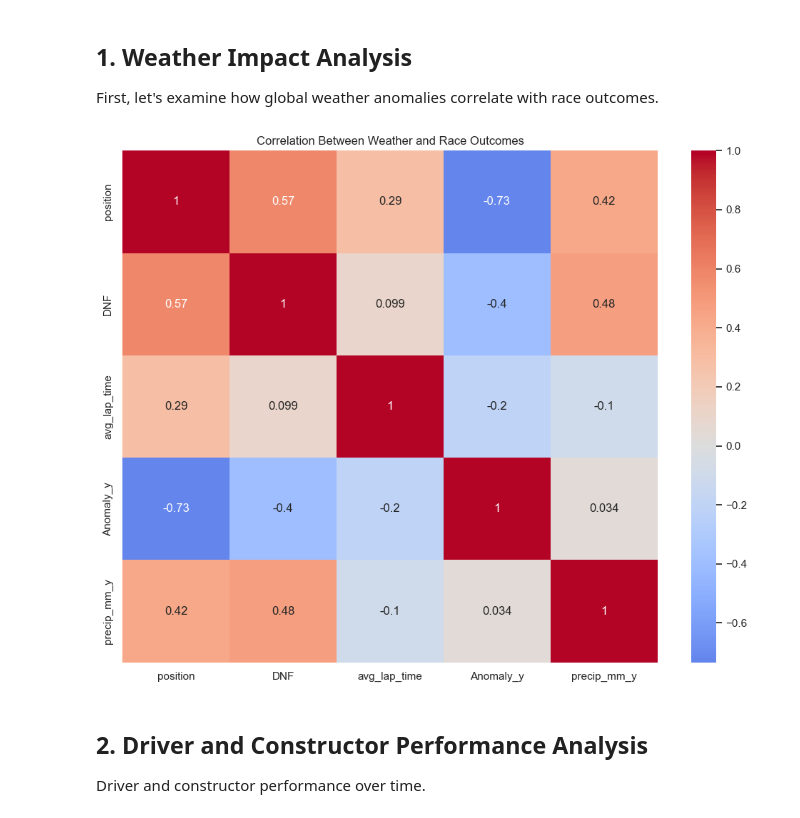
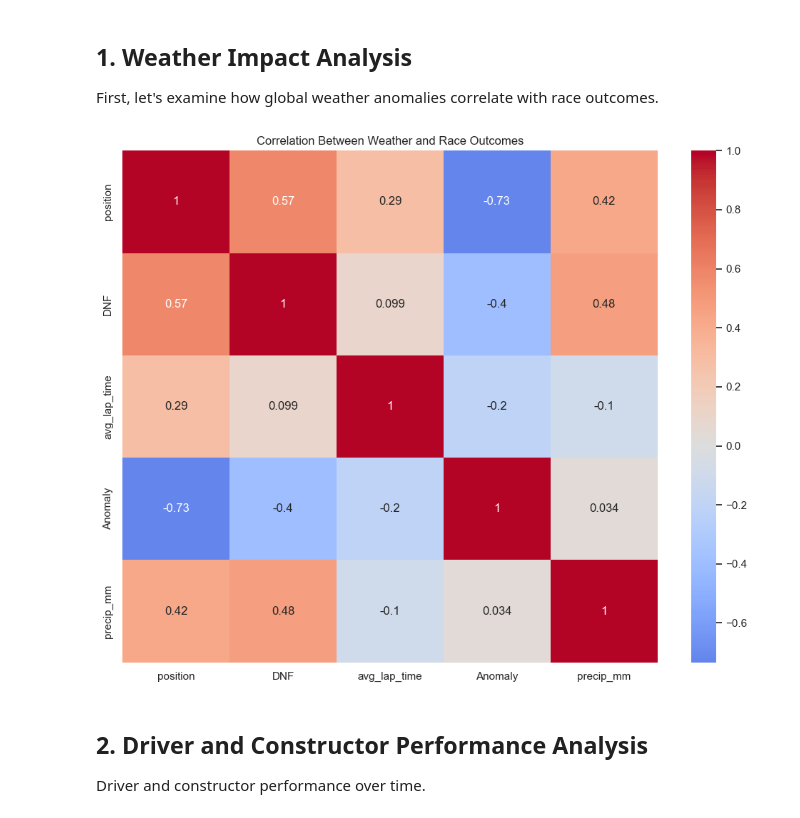
Before and after one commit to illinois-data-curation/is477-sp25-group33, a Jupyter notebook: notebooks/analysis.ipynb, the cells around one changed output. Cells and saved outputs as stored; diff of their text form; code cells hidden in the pictures.

```diff
--- a/notebooks/analysis.ipynb
+++ b/notebooks/analysis.ipynb
@@ -20,36 +20,36 @@ First, let's examine how global weather anomalies correlate with race outcomes.
 # %%
 # Consider 'Finished' and '+X Lap(s)' as not DNF, everything else as DNF
 f1_data['DNF'] = ~f1_data['status'].str.contains('Finished|\\+\\d+ Lap', case=False, na=False)
 f1_data['DNF'] = f1_data['DNF'].astype(int)
 #  Merge weather data with F1 data
 merged_data = pd.merge(
     f1_data, weather_data,
     left_on='season',
     right_on='Year',
     how='left'
 )
 
 # Calculate yearly aggregates
 yearly_stats = merged_data.groupby('season').agg({
     'position': 'mean',
     'DNF': 'sum',
     'avg_lap_time': 'mean',
-    'Anomaly_y': 'first',      # Use 'Anomaly' instead of 'temp_anomaly_C'
-    'precip_mm_y': 'first'
+    'Anomaly': 'first',      # Use 'Anomaly' instead of 'temp_anomaly_C'
+    'precip_mm': 'first'
 }).reset_index()
 
 # Create correlation matrix
-correlation_matrix = yearly_stats[['position', 'DNF', 'avg_lap_time', 'Anomaly_y', 'precip_mm_y']].corr()
+correlation_matrix = yearly_stats[['position', 'DNF', 'avg_lap_time', 'Anomaly', 'precip_mm']].corr()
 
 # Plot correlation heatmap
 plt.figure(figsize=(10, 8))
 sns.heatmap(correlation_matrix, annot=True, cmap='coolwarm', center=0)
 plt.title('Correlation Between Weather and Race Outcomes')
 plt.tight_layout()
 plt.savefig('../results/weather_vs_outcome.png')
 plt.show()
 # %% [output]
-[figure, old version]
+[figure, new version]
 # %% [markdown]
 ## 2. Driver and Constructor Performance Analysis
 
```
Also changed, not shown: parts of 1 cell of this notebook, 1 other file.
